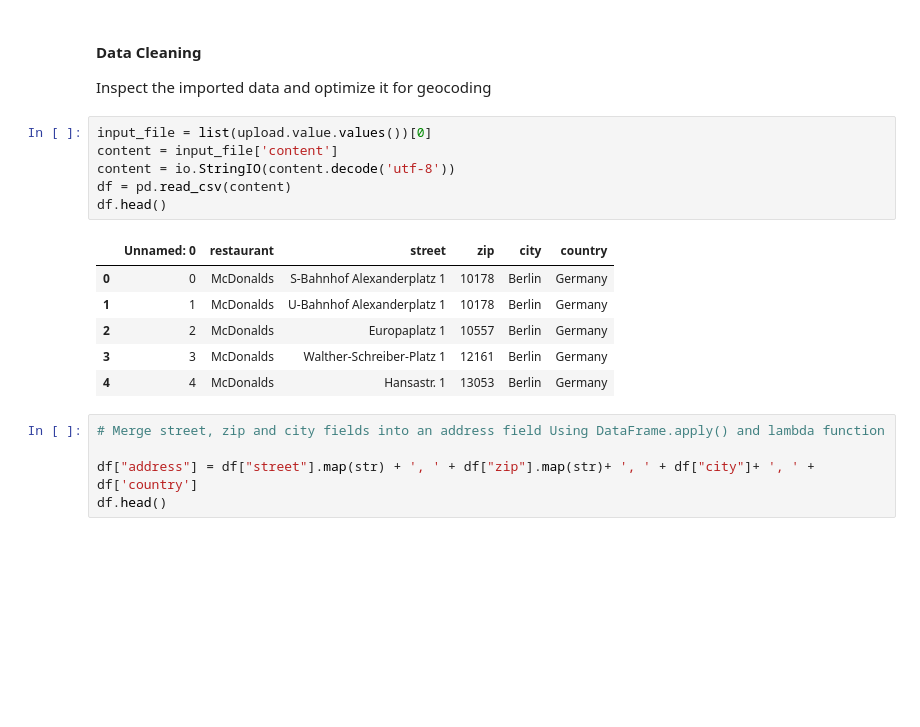
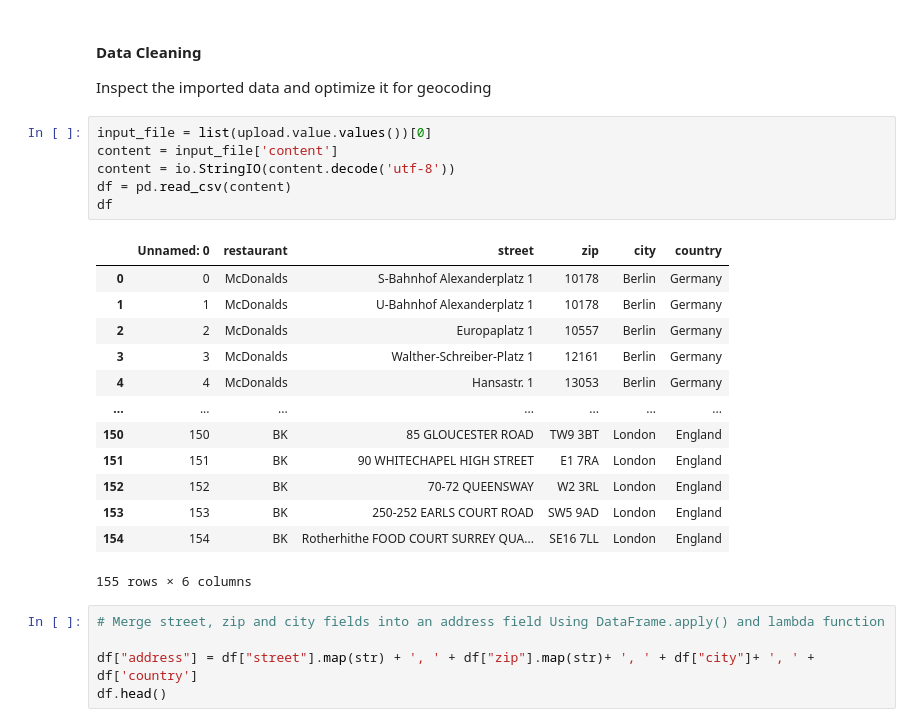
Before and after one commit to cmmarellano/PLUS_softwaredev_2022_FinalProject, a Jupyter notebook: Map_routing.ipynb, the cells around one changed output. Drawn from its saved outputs; the diff is of its cells as text; blank space fills up the shorter version.

```diff
--- a/Map_routing.ipynb
+++ b/Map_routing.ipynb
@@ -46,16 +59,23 @@ Inspect the imported data and optimize it for geocoding
 # %%
 input_file = list(upload.value.values())[0]
 content = input_file['content']
 content = io.StringIO(content.decode('utf-8'))
 df = pd.read_csv(content)
-df.head()
+df
 # %% [output]
 |  | Unnamed: 0 | restaurant | street | zip | city | country |
 | 0 | 0 | McDonalds | S-Bahnhof Alexanderplatz 1 | 10178 | Berlin | Germany |
 | 1 | 1 | McDonalds | U-Bahnhof Alexanderplatz 1 | 10178 | Berlin | Germany |
 | 2 | 2 | McDonalds | Europaplatz 1 | 10557 | Berlin | Germany |
 | 3 | 3 | McDonalds | Walther-Schreiber-Platz 1 | 12161 | Berlin | Germany |
 | 4 | 4 | McDonalds | Hansastr. 1 | 13053 | Berlin | Germany |
+| ... | ... | ... | ... | ... | ... | ... |
+| 150 | 150 | BK | 85 GLOUCESTER ROAD | TW9 3BT | London | England |
+| 151 | 151 | BK | 90 WHITECHAPEL HIGH STREET | E1 7RA | London | England |
+| 152 | 152 | BK | 70-72 QUEENSWAY | W2 3RL | London | England |
+| 153 | 153 | BK | 250-252 EARLS COURT ROAD | SW5 9AD | London | England |
+| 154 | 154 | BK | Rotherhithe FOOD COURT SURREY QUA... | SE16 7LL | London | England |
+155 rows × 6 columns
 # %%
 # Merge street, zip and city fields into an address field Using DataFrame.apply() and lambda function
 
```
Also changed, not shown: parts of 4 cells of this notebook.
